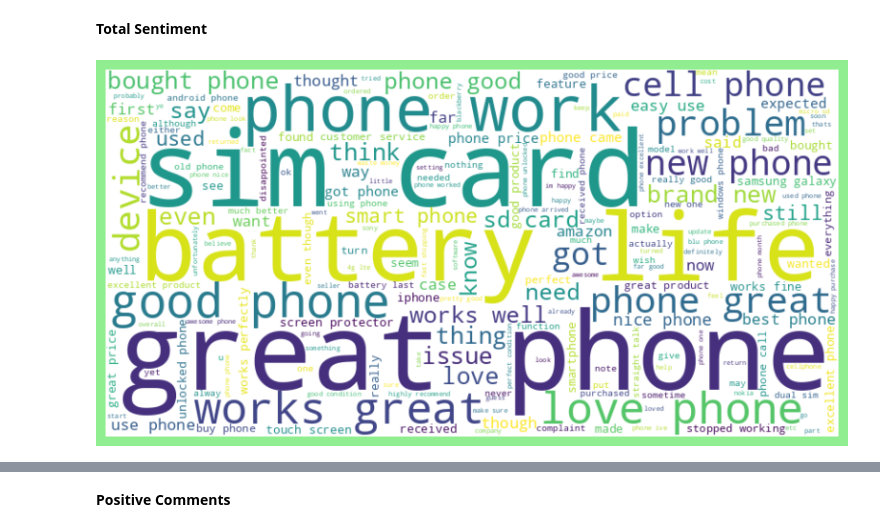
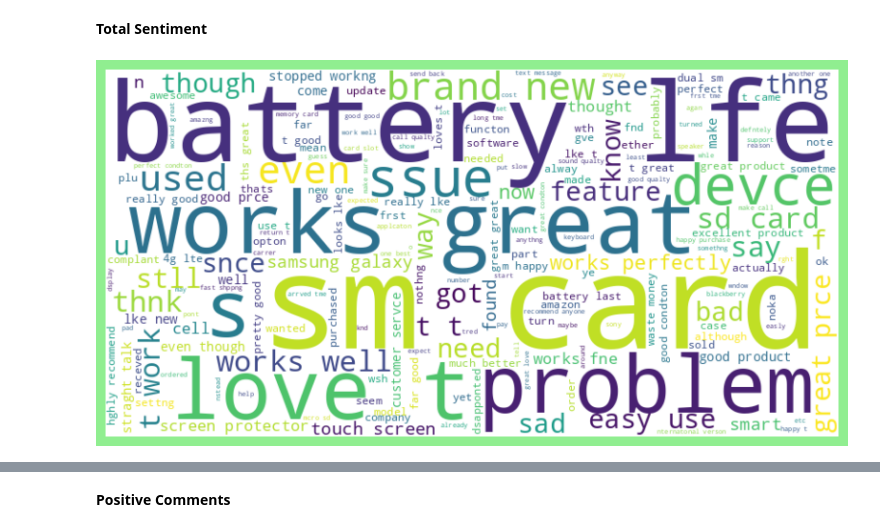
Before and after one commit to longbui23/Amazon-Analysis, a Jupyter notebook: GeneralAnalysisAndDataCleaning.ipynb, the cells around one changed output, grey strips where cells are left out. Saved outputs shown, nothing was run; the diff lists cells and outputs as text; code cells hidden in the pictures.

```diff
--- a/GeneralAnalysisAndDataCleaning.ipynb
+++ b/GeneralAnalysisAndDataCleaning.ipynb
@@ -391,0 +403,3 @@ df.describe()
+# %%
+df = df[df['Brand Name'] != 'OtterBox']
+df[df['Brand Name'] == 'OtterBox']
@@ -476,16 +520,3 @@ df['Reviews_cleaned'].head()
 Name: Reviews_cleaned, dtype: object
 # %% [markdown]
 **Punctuations Removal**
-# %%
-#english punctuation
-eng_punc = string.punctuation
-
-#removing punctuation
-def cleaning_punctuations(text):
-    translator = str.maketrans('', '', eng_punc)
-    return text.translate(translator)
-
-df['Reviews_cleaned'] = df['Reviews_cleaned'].apply(lambda x: cleaning_punctuations(x))
-
-#display
-df['Reviews_cleaned'].tail()
@@ -498,0 +523,11 @@ Name: Reviews_cleaned, dtype: object
+# %%
+#english punctuation
+eng_punc = string.punctuation
+list_punc = list(string.punctuation)
+
+#removing punctuation
+for punc in list_punc:
+  df['Reviews_cleaned'] = df['Reviews_cleaned'].str.replace(punc,'')
+
+#double-check
+df[df['Reviews_cleaned'].str.find("'") != -1]
@@ -555,18 +601,23 @@ plt.pie(df['Review_class'].value_counts(),  autopct='%1.0f%%')
 # %% [markdown]
 **Total Sentiment**
+# %%
+#clean uneccesary words for wordCloud
+for word in ['i','phone','']:
+  df['Reviews_cleaned'] = df['Reviews_cleaned'].str.replace(word, '')
 # %%
 #concat into big string
-df['Reviews_cleaned'] = df['Reviews_cleaned'].apply(lambda x: [word for word in str(x).split()])
-all_words = [word for review in df['Reviews_cleaned'].tolist() for word in review]
+df_all = df.copy()
+df_all['Reviews_cleaned'] = df_all['Reviews_cleaned'].apply(lambda x: [word for word in str(x).split()])
+all_words = [word for review in df_all['Reviews_cleaned'].tolist() for word in review]
 all_words_str = ' '.join(all_words)
 
 # Create a WordCloud object
 wordcloud = WordCloud(width=800, height=400, background_color='white').generate(all_words_str)
 
 # Display
 plt.figure(figsize=(10, 5))
 plt.imshow(wordcloud, interpolation='bilinear')
 plt.axis('off')
 plt.show()
 # %% [output]
-[figure, old version]
+[figure, new version]
```
Also changed, not shown: parts of 24 cells of this notebook.
